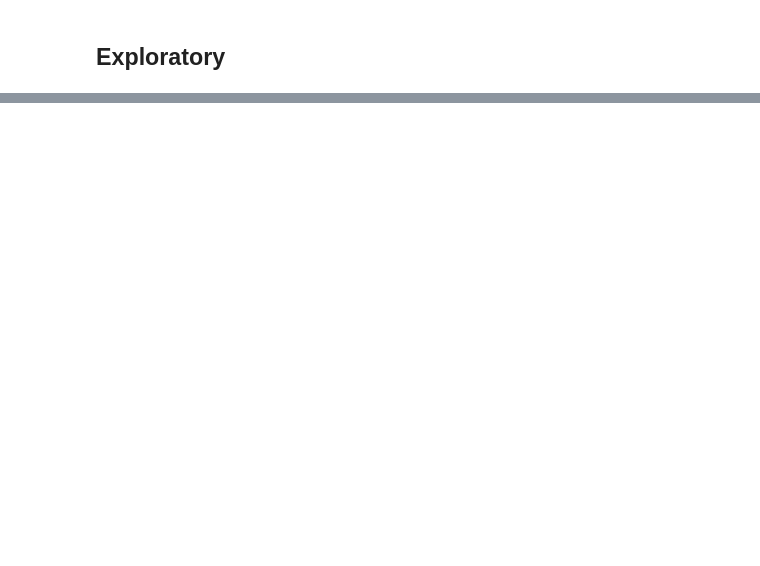
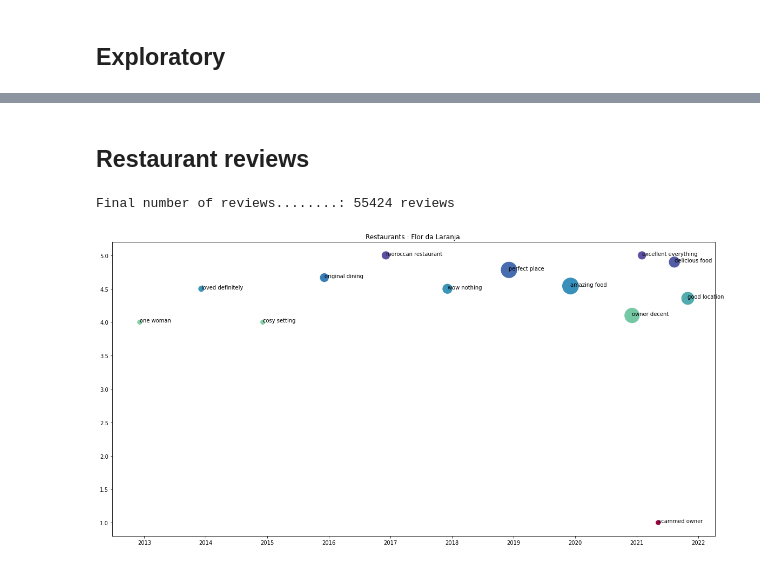
Before and after one commit to MalouO/small_business, a Jupyter notebook: notebooks/2_Exploratory/Reviews.ipynb, the cells around one changed output, grey strips where cells are left out. Drawn from its saved outputs; the diff is of its cells as text; code cells hidden in the pictures; blank space fills up the shorter version.

```diff
--- a/notebooks/2_Exploratory/Reviews.ipynb
+++ b/notebooks/2_Exploratory/Reviews.ipynb
@@ -5,5 +14,7 @@ im
 # %%
 df_merged = pd.read_csv('../../small_business/data/reviews.csv')
-reviews_only = df_merged[['restaurant_name', 'comment_ratings', 'year', 'type', 'review_count', 'price', 'neighborhood']]
+reviews_only = df_merged[['restaurant_name', 'comment_ratings', 'comment_dates', 'comment_trans', 'year', 'type', 'review_count', 'price', 'neighborhood']]
+x = pd.to_datetime(reviews_only['comment_dates'])
+reviews_only['comment_dates'] = x
 reviews_only
 # %% [output]
@@ -173,0 +304,2 @@ plot_reviews(restaurant, neighborhood, type_rest, price)
+# %% [markdown]
+## Restaurant reviews
@@ -173,0 +333,43 @@ plot_reviews(restaurant, neighborhood, type_rest, price)
+# %%
+def review_scatter(df, restaurant):
+    data_comment.set_index('year', inplace=True)
+    data = df[df['restaurant_name'].isin(restaurant)].groupby('monthyear').agg({'comment_dates':'mean','comment_ratings':'mean','review_count':'count', 'comment_trans':transform_create_list})
+    data = data.rename(columns={'comment_dates':'Dates','comment_ratings':'Ratings','review_count':'#Comments','comment_trans':'Tfidf'})
+    data['Tfidf'] = [i for i in data['Tfidf']]
+    x = data.Dates.values
+    y = data.Ratings.values
+    plt.figure(figsize=(20,10))
+    f=sns.scatterplot(x=x, y=y, hue=data.Ratings.values, size=data['#Comments'], palette='Spectral', sizes=(100, 1000))
+    for i in data.index:
+        f.annotate(data['Tfidf'].loc[i][0][0], (data['Dates'].loc[i], data['Ratings'].loc[i]), size=10)
+
+    f.get_legend().remove()
+    #plt.legend(labels=[i for i in data['#Comments']], bbox_to_anchor=(1, 1), scatterpoints=1, markerscale=0.8, borderpad=2, labelspacing=2)
+    plt.title(f'Restaurants : {", ".join(restaurant)}.')
+    plt.show();
+# %%
+df = reviews_only.copy()
+df['comment_dates'] = pd.to_datetime(df['comment_dates'])
+df['monthyear'] = df['comment_dates'].map(lambda x : int(f'{x.quarter}{x.year}'))
+
+restaurant = None
+neighborhood = None
+type_rest = None
+price = None
+
+# either this
+restaurant = ['Flor da Laranja']
+
+# or this
+neighborhood = ['Encarnação']
+type_rest = ['brunch']
+#price = [1]
+
+restaurant = restaurant_list(df, restaurant, neighborhood, type_rest, price)
+
+data_comment = define_reviews_time(df, restaurant)
+#plot_reviews_time(data)
+review_scatter(df, restaurant)
+# %% [output]
+Final number of reviews........: 55424 reviews
+[figure, added]
```
Also changed, not shown: parts of 15 cells of this notebook, 1 other file.
